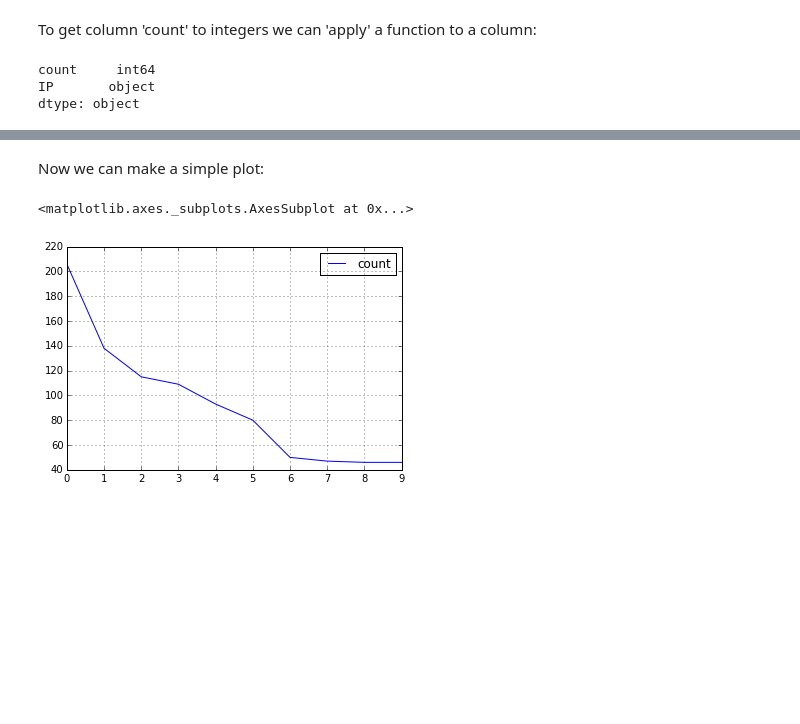
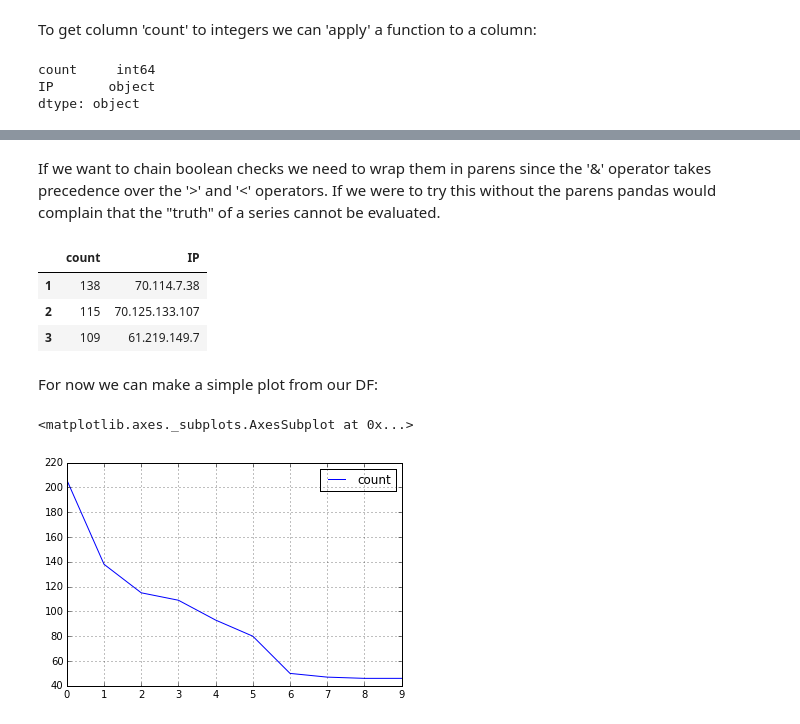
Before and after one commit to epequeno/acpg-may2015, a Jupyter notebook: pandas.ipynb, the cells around one changed output, grey strips where cells are left out. Drawn from its saved outputs; the diff is of its cells as text; code cells hidden in the pictures; blank space fills up the shorter version.

```diff
--- a/pandas.ipynb
+++ b/pandas.ipynb
@@ -98,5 +110,14 @@ df.head()
+# %% [markdown]
+If we want to chain boolean checks we need to wrap them in parens since the '&' operator takes precedence over the '>' and '<' operators. If we were to try this without the parens pandas would complain that the "truth" of a series cannot be evaluated.
+# %%
+df[(df['count'] > 100) & (df['count'] < 200)]
+# %% [output]
+|  | count | IP |
+| 1 | 138 | 70.114.7.38 |
+| 2 | 115 | 70.125.133.107 |
+| 3 | 109 | 61.219.149.7 |
 # %% [markdown]
-Now we can make a simple plot:
+For now we can make a simple plot from our DF:
 # %%
 df.plot()
 # %% [output]
```
Also changed, not shown: parts of 14 cells of this notebook, 1 other file.
